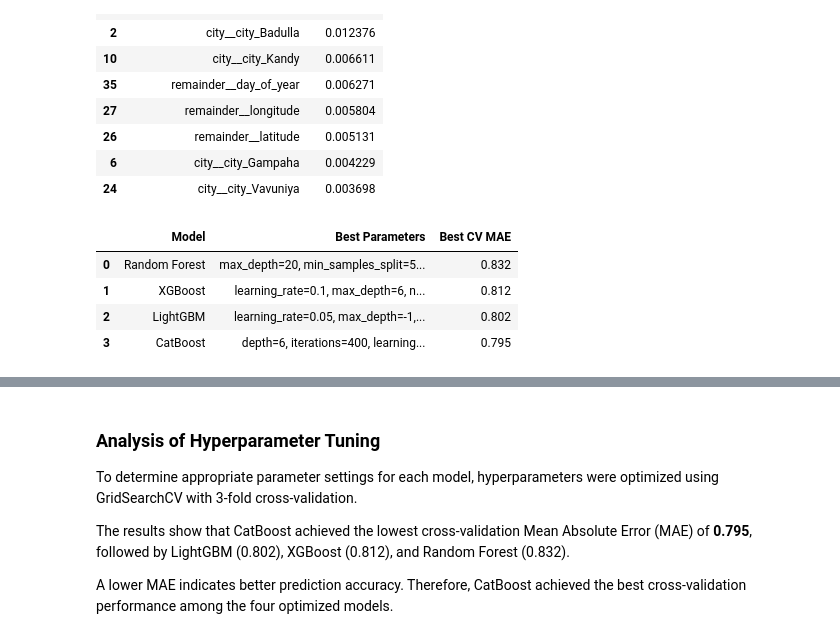
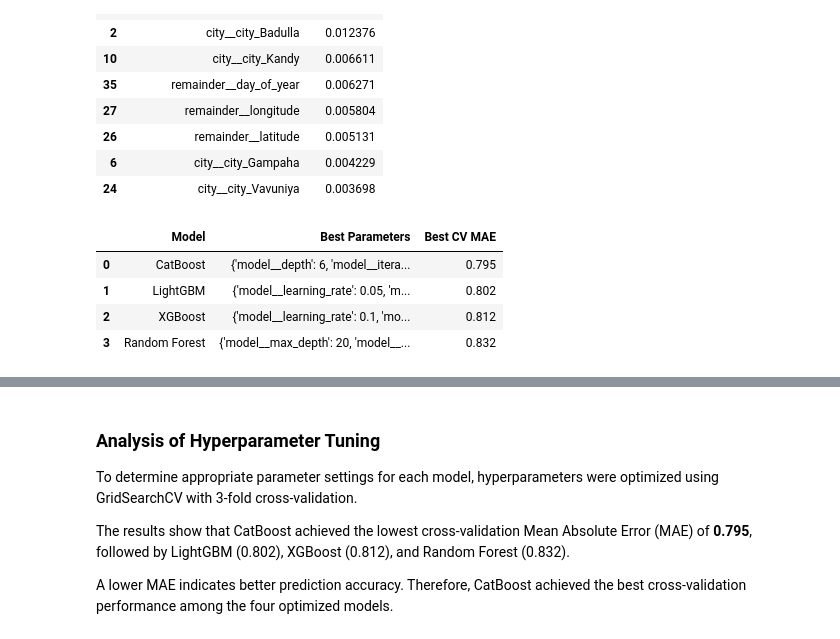
Before and after one commit to imalsha1789/Sri-Lankan-Temperature-Prediction, a Jupyter notebook: Sri_Lankan_Temperature_Prediction.ipynb, the cells around one changed output, grey strips where cells are left out. Cells and saved outputs as stored; diff of their text form; code cells hidden in the pictures.

```diff
--- a/Sri_Lankan_Temperature_Prediction.ipynb
+++ b/Sri_Lankan_Temperature_Prediction.ipynb
@@ -759,26 +812,39 @@ XGBoost - Top 10 Features
 | 6 | city__city_Gampaha | 0.004229 |
 | 24 | city__city_Vavuniya | 0.003698 |
 # %%
+# Compare actual hyperparameter tuning results
+
 tuning_results = pd.DataFrame({
     "Model": [
         "Random Forest",
         "XGBoost",
         "LightGBM",
         "CatBoost"
     ],
     "Best Parameters": [
-        "max_depth=20, min_samples_split=5, n_estimators=200",
-        "learning_rate=0.1, max_depth=6, n_estimators=200",
-        "learning_rate=0.05, max_depth=-1, n_estimators=200",
-        "depth=6, iterations=400, learning_rate=0.05"
+        grid_search.best_params_,
+        xgb_grid.best_params_,
+        lgbm_grid.best_params_,
+        cat_grid.best_params_
     ],
-    "Best CV MAE": [0.832, 0.812, 0.802, 0.795]
+    "Best CV MAE": [
+        -grid_search.best_score_,
+        -xgb_grid.best_score_,
+        -lgbm_grid.best_score_,
+        -cat_grid.best_score_
+    ]
 })
 
+tuning_results["Best CV MAE"] = tuning_results["Best CV MAE"].round(3)
+
+tuning_results = tuning_results.sort_values(
+    by="Best CV MAE"
+).reset_index(drop=True)
+
 tuning_results
 # %% [output]
 |  | Model | Best Parameters | Best CV MAE |
-| 0 | Random Forest | max_depth=20, min_samples_split=5... | 0.832 |
-| 1 | XGBoost | learning_rate=0.1, max_depth=6, n... | 0.812 |
-| 2 | LightGBM | learning_rate=0.05, max_depth=-1,... | 0.802 |
-| 3 | CatBoost | depth=6, iterations=400, learning... | 0.795 |
+| 0 | CatBoost | {'model__depth': 6, 'model__itera... | 0.795 |
+| 1 | LightGBM | {'model__learning_rate': 0.05, 'm... | 0.802 |
+| 2 | XGBoost | {'model__learning_rate': 0.1, 'mo... | 0.812 |
+| 3 | Random Forest | {'model__max_depth': 20, 'model__... | 0.832 |
```
Also changed, not shown: parts of 5 cells of this notebook, 1 other file.
